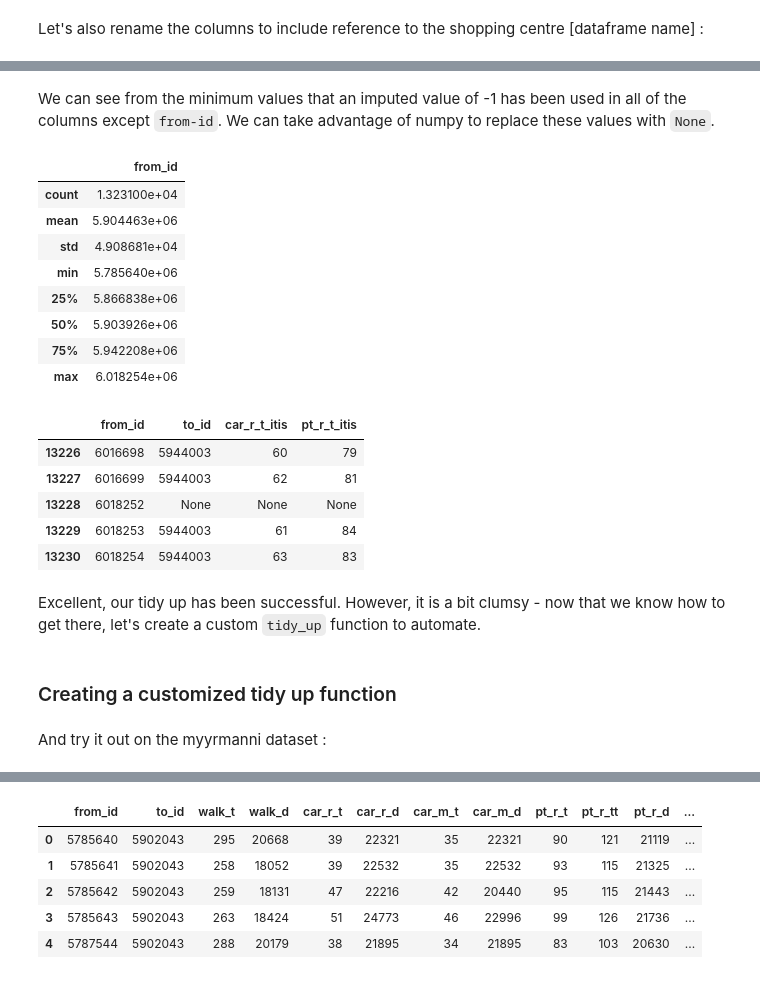
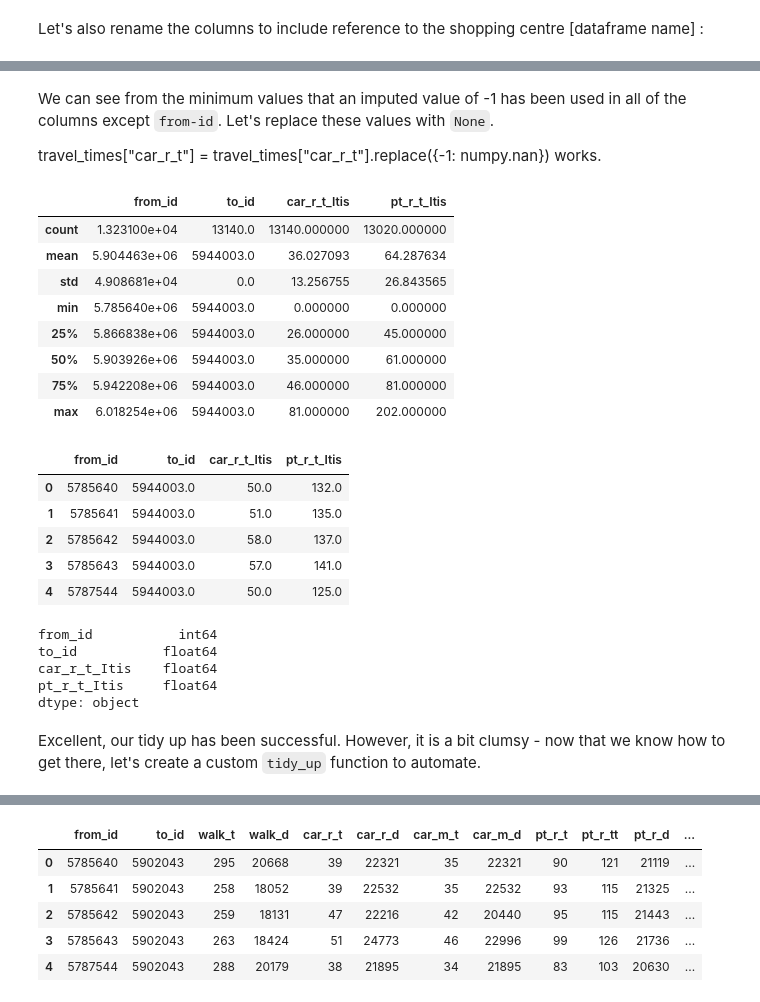
Before and after one commit to Stephen137/Automating-GIS-processes, a Jupyter notebook: exercises/exercise_04_01.ipynb, the cells around one changed output, grey strips where cells are left out. Cells and saved outputs as stored; diff of their text form; code cells hidden in the pictures.

```diff
--- a/exercises/exercise_04_01.ipynb
+++ b/exercises/exercise_04_01.ipynb
@@ -170,31 +200,39 @@ itis.describe()
 | 75% | 5.942208e+06 | 5.944003e+06 | 46.000000 | 80.000000 |
 | max | 6.018254e+06 | 5.944003e+06 | 81.000000 | 202.000000 |
 # %% [markdown]
-We can see from the minimum values that an imputed value of -1 has been used in all of the columns except `from-id`. We can take advantage of numpy to replace these values with `None`.
+We can see from the minimum values that an imputed value of -1 has been used in all of the columns except `from-id`. Let's replace these values with `None`.
+
+travel_times["car_r_t"] = travel_times["car_r_t"].replace({-1: numpy.nan}) works.
 # %%
-itis.replace(-1, None, inplace=True)
+itis.replace({-1: np.nan}, inplace=True)
 # %%
 itis.describe()
 # %% [output]
-|  | from_id |
-| count | 1.323100e+04 |
-| mean | 5.904463e+06 |
-| std | 4.908681e+04 |
-| min | 5.785640e+06 |
-| 25% | 5.866838e+06 |
-| 50% | 5.903926e+06 |
-| 75% | 5.942208e+06 |
-| max | 6.018254e+06 |
+|  | from_id | to_id | car_r_t_Itis | pt_r_t_Itis |
+| count | 1.323100e+04 | 13140.0 | 13140.000000 | 13020.000000 |
+| mean | 5.904463e+06 | 5944003.0 | 36.027093 | 64.287634 |
+| std | 4.908681e+04 | 0.0 | 13.256755 | 26.843565 |
+| min | 5.785640e+06 | 5944003.0 | 0.000000 | 0.000000 |
+| 25% | 5.866838e+06 | 5944003.0 | 26.000000 | 45.000000 |
+| 50% | 5.903926e+06 | 5944003.0 | 35.000000 | 61.000000 |
+| 75% | 5.942208e+06 | 5944003.0 | 46.000000 | 81.000000 |
+| max | 6.018254e+06 | 5944003.0 | 81.000000 | 202.000000 |
 # %%
-itis.tail()
+itis.head()
 # %% [output]
-|  | from_id | to_id | car_r_t_itis | pt_r_t_itis |
-| 13226 | 6016698 | 5944003 | 60 | 79 |
-| 13227 | 6016699 | 5944003 | 62 | 81 |
-| 13228 | 6018252 | None | None | None |
-| 13229 | 6018253 | 5944003 | 61 | 84 |
-| 13230 | 6018254 | 5944003 | 63 | 83 |
+|  | from_id | to_id | car_r_t_Itis | pt_r_t_Itis |
+| 0 | 5785640 | 5944003.0 | 50.0 | 132.0 |
+| 1 | 5785641 | 5944003.0 | 51.0 | 135.0 |
+| 2 | 5785642 | 5944003.0 | 58.0 | 137.0 |
+| 3 | 5785643 | 5944003.0 | 57.0 | 141.0 |
+| 4 | 5787544 | 5944003.0 | 50.0 | 125.0 |
+# %%
+itis.dtypes
+# %% [output]
+from_id           int64
+to_id           float64
+car_r_t_Itis    float64
+pt_r_t_Itis     float64
+dtype: object
 # %% [markdown]
 Excellent, our tidy up has been successful. However, it is a bit clumsy - now that we know how to get there, let's create a custom `tidy_up` function to automate.
-# %% [markdown]
-### Creating a customized tidy up function
@@ -219,2 +238,0 @@ def tidy_up(df, df_name):
-# %% [markdown]
-And try it out on the myyrmanni dataset :
```
Also changed, not shown: parts of 49 cells of this notebook.
